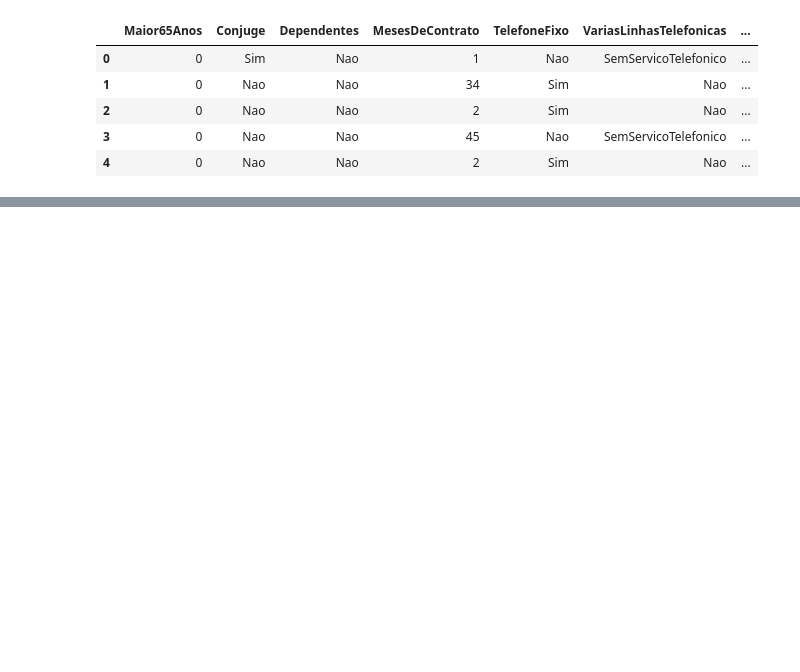
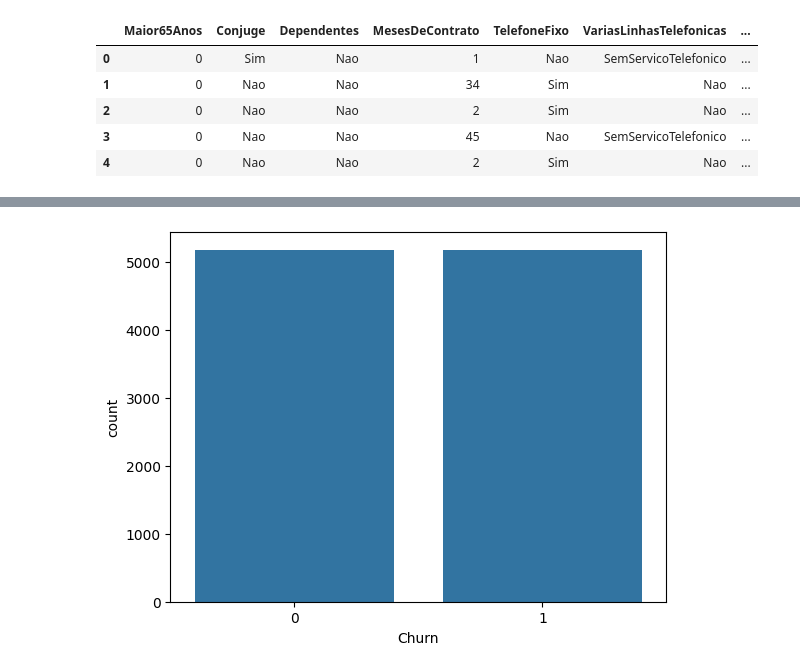
Before and after one commit to fabioobm/ML_Classificacao_por_tras_dos_panos, a Jupyter notebook: ML_Classificacao_por_tras_dos_panos.ipynb, the cells around one changed output, grey strips where cells are left out. Saved outputs shown, nothing was run; the diff lists cells and outputs as text; code cells hidden in the pictures; blank space fills up the shorter version.

```diff
--- a/ML_Classificacao_por_tras_dos_panos.ipynb
+++ b/ML_Classificacao_por_tras_dos_panos.ipynb
@@ -16,0 +77,15 @@ dados.head()
+# %%
+# Para podermos aplicar o SMOTE, devemos separar  os dados em variáveis características e resposta
+
+X = dados_final.drop('Churn', axis = 1)
+y = dados_final['Churn']
+# %%
+from imblearn.over_sampling import SMOTE
+
+smt = SMOTE(random_state=123)  # Instancia um objeto da classe SMOTE
+X, y = smt.fit_resample(X, y)  # Realiza a reamostragem do conjunto de dados
+# %%
+dados_final = pd.concat([X, y], axis=1)  # Concatena a variável target (y) com as features (X)
+
+# Verifica se o balanceamento e a concatenação estão corretos.
+dados_final.head(2)
@@ -16,0 +96,5 @@ dados.head()
+# %%
+
+ax = sns.countplot(x='Churn', data=dados_final)  # plotando a variável target balanceada.
+# %% [output]
+[figure, added]
```
Also changed, not shown: parts of 77 cells of this notebook.
